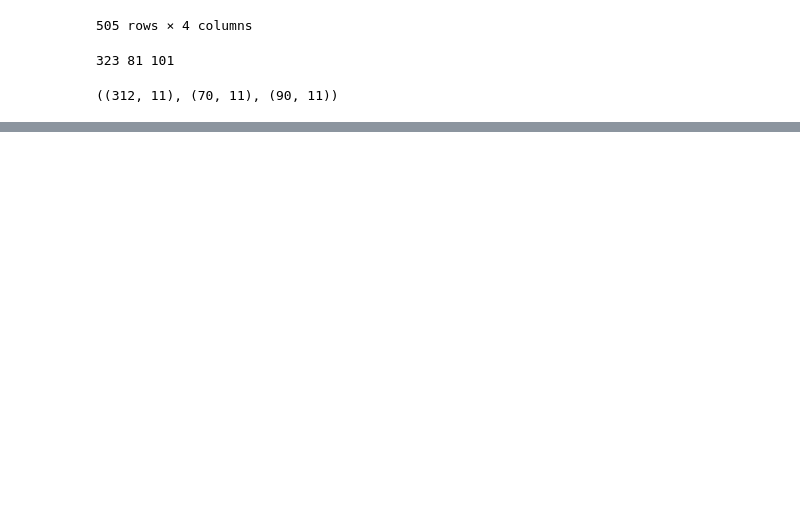
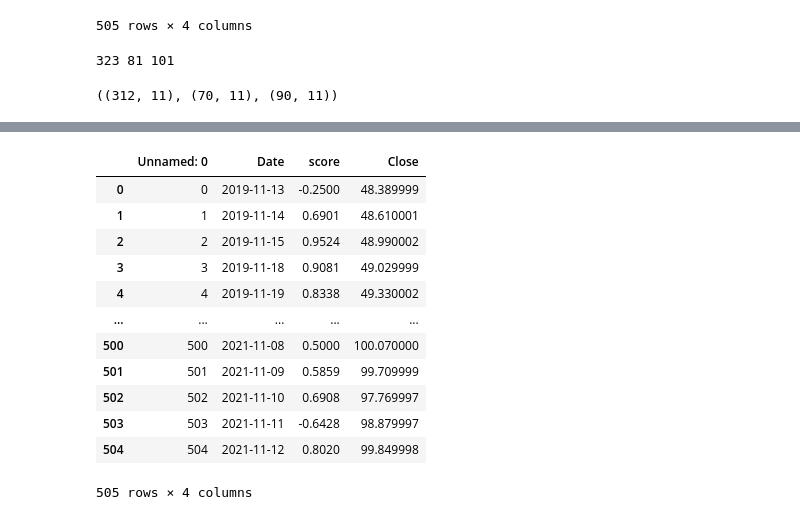
Before and after one commit to ohoadit/GrowMore, a Jupyter notebook: nbs/preds.ipynb, the cells around one changed output, grey strips where cells are left out. Saved outputs shown, nothing was run; the diff lists cells and outputs as text; code cells hidden in the pictures; blank space fills up the shorter version.

```diff
--- a/nbs/preds.ipynb
+++ b/nbs/preds.ipynb
@@ -218,0 +309,16 @@ df_main.to_csv('../output/co.csv')
+# %%
+bo
+# %% [output]
+|  | Unnamed: 0 | Date | score | Close |
+| 0 | 0 | 2019-11-13 | -0.2500 | 48.389999 |
+| 1 | 1 | 2019-11-14 | 0.6901 | 48.610001 |
+| 2 | 2 | 2019-11-15 | 0.9524 | 48.990002 |
+| 3 | 3 | 2019-11-18 | 0.9081 | 49.029999 |
+| 4 | 4 | 2019-11-19 | 0.8338 | 49.330002 |
+| ... | ... | ... | ... | ... |
+| 500 | 500 | 2021-11-08 | 0.5000 | 100.070000 |
+| 501 | 501 | 2021-11-09 | 0.5859 | 99.709999 |
+| 502 | 502 | 2021-11-10 | 0.6908 | 97.769997 |
+| 503 | 503 | 2021-11-11 | -0.6428 | 98.879997 |
+| 504 | 504 | 2021-11-12 | 0.8020 | 99.849998 |
+505 rows × 4 columns
```
Also changed, not shown: parts of 30 cells of this notebook, 10 other files.
